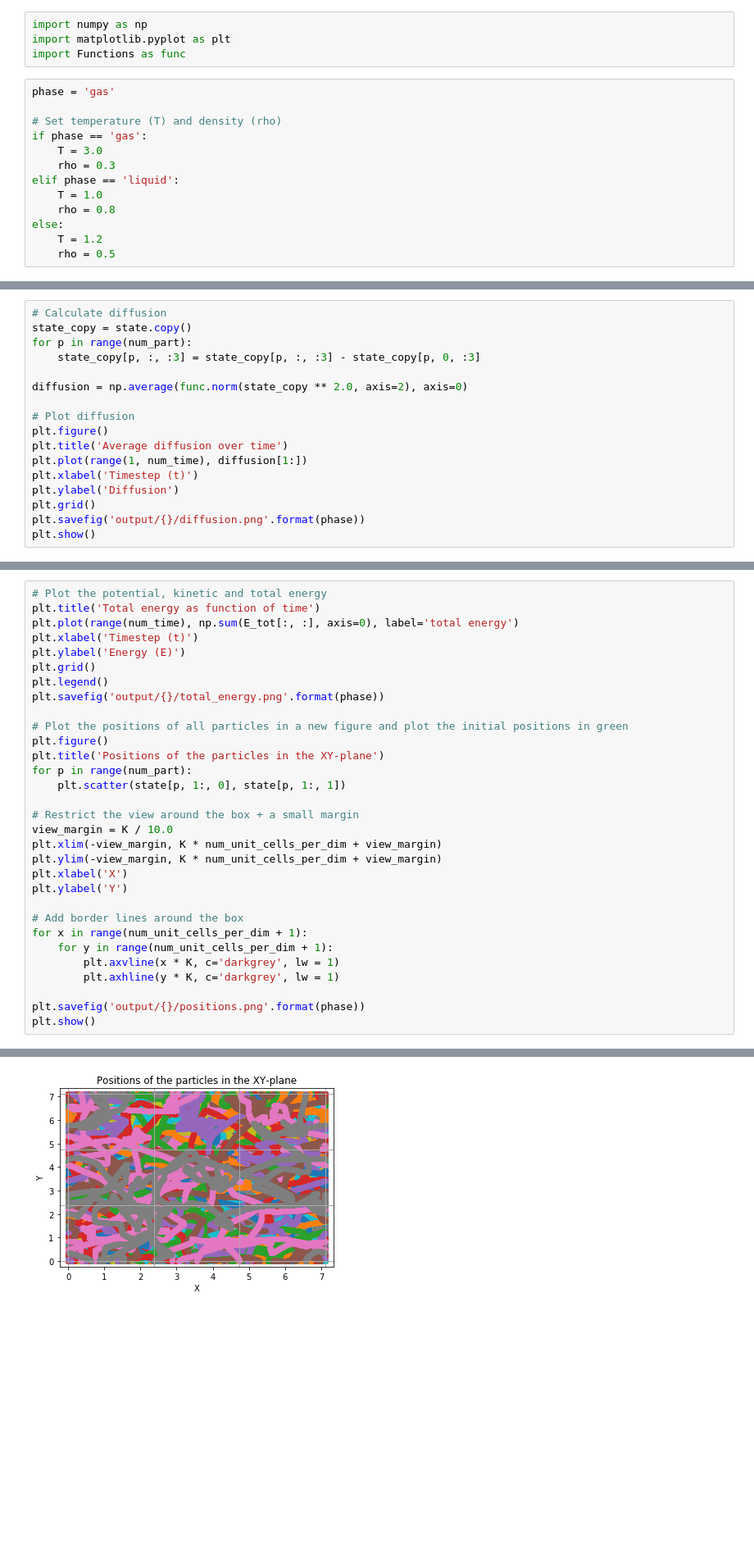
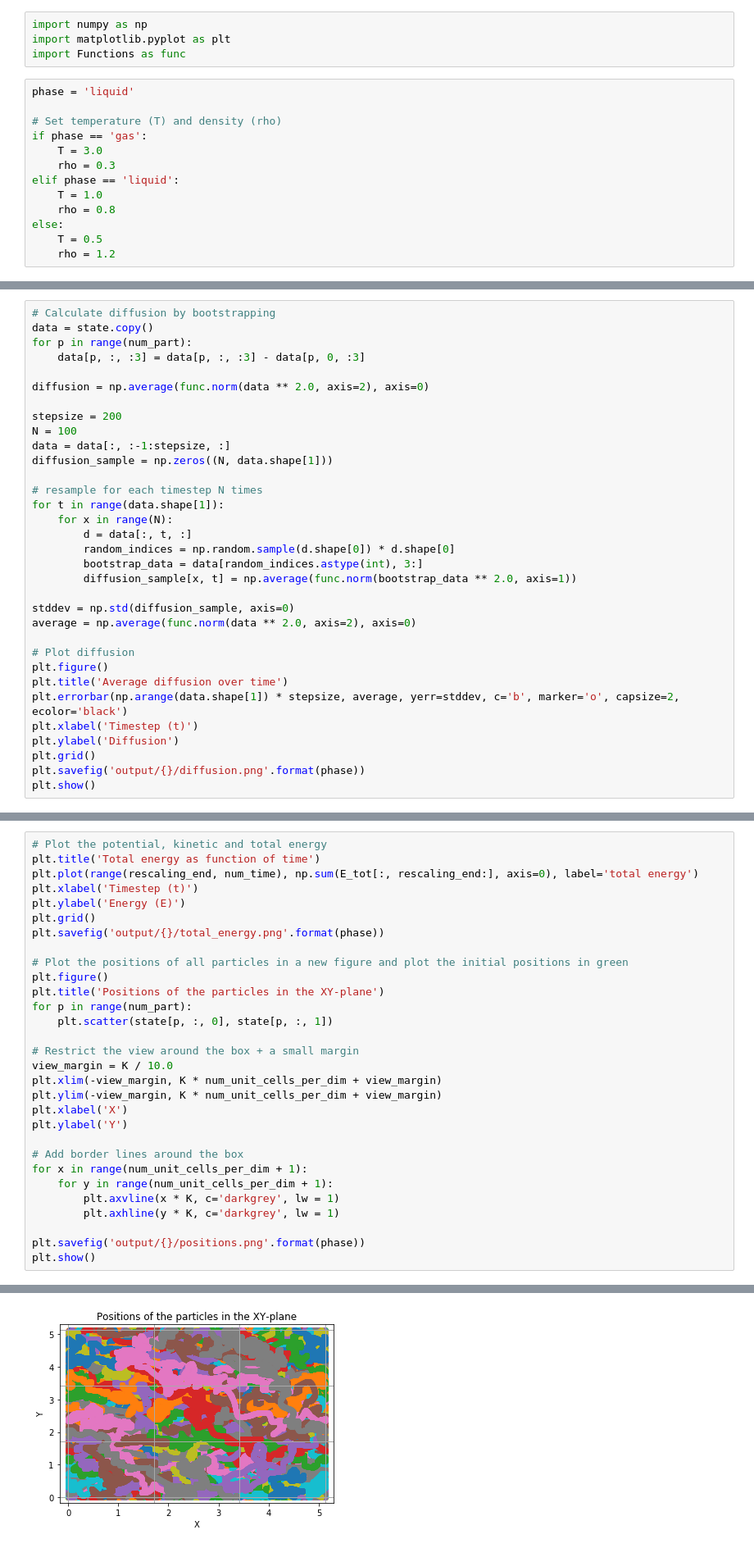
Before and after one commit to Merg3D/computational_physics_2019, a Jupyter notebook: Project1/Argon Project.ipynb, the cells around one changed output, grey strips where cells are left out. Shown at 82% size. Saved outputs shown, nothing was run; the diff lists cells and outputs as text; blank space fills up the shorter version.

Commit message:
Finish code: fix bug in solid initial conditions, implement bootstrapping

```diff
--- a/Project1/Argon Project.ipynb
+++ b/Project1/Argon Project.ipynb
@@ -5,7 +5,7 @@ import numpy as np
 import matplotlib.pyplot as plt
 import Functions as func
 # %%
-phase = 'gas'
+phase = 'liquid'
 
 # Set temperature (T) and density (rho)
 if phase == 'gas':
@@ -15,8 +15,8 @@ elif phase == 'liquid':
     T = 1.0
     rho = 0.8
 else:
-    T = 1.2
-    rho = 0.5
+    T = 0.5
+    rho = 1.2
 # %%
 # Initial conditions
 h = 0.004                                          # time step
@@ -147,15 +154,31 @@ Average lambda from t=5000: 0.973
 # %%
-# Calculate diffusion
-state_copy = state.copy()
+# Calculate diffusion by bootstrapping
+data = state.copy()
 for p in range(num_part):
-    state_copy[p, :, :3] = state_copy[p, :, :3] - state_copy[p, 0, :3]
+    data[p, :, :3] = data[p, :, :3] - data[p, 0, :3]
 
-diffusion = np.average(func.norm(state_copy ** 2.0, axis=2), axis=0)
+diffusion = np.average(func.norm(data ** 2.0, axis=2), axis=0)
+
+stepsize = 200
+N = 100
+data = data[:, :-1:stepsize, :]
+diffusion_sample = np.zeros((N, data.shape[1]))
+
+# resample for each timestep N times
+for t in range(data.shape[1]):
+    for x in range(N):
+        d = data[:, t, :]
+        random_indices = np.random.sample(d.shape[0]) * d.shape[0]
+        bootstrap_data = data[random_indices.astype(int), 3:]
+        diffusion_sample[x, t] = np.average(func.norm(bootstrap_data ** 2.0, axis=1))
+
+stddev = np.std(diffusion_sample, axis=0)
+average = np.average(func.norm(data ** 2.0, axis=2), axis=0)
 
 # Plot diffusion
 plt.figure()
 plt.title('Average diffusion over time')
-plt.plot(range(1, num_time), diffusion[1:])
+plt.errorbar(np.arange(data.shape[1]) * stepsize, average, yerr=stddev, c='b', marker='o', capsize=2, ecolor='black')
 plt.xlabel('Timestep (t)')
 plt.ylabel('Diffusion')
 plt.grid()
@@ -166,18 +189,17 @@ plt.show()
 # %%
 # Plot the potential, kinetic and total energy
 plt.title('Total energy as function of time')
-plt.plot(range(num_time), np.sum(E_tot[:, :], axis=0), label='total energy')
+plt.plot(range(rescaling_end, num_time), np.sum(E_tot[:, rescaling_end:], axis=0), label='total energy')
 plt.xlabel('Timestep (t)')
 plt.ylabel('Energy (E)')
 plt.grid()
-plt.legend()
 plt.savefig('output/{}/total_energy.png'.format(phase))
 
 # Plot the positions of all particles in a new figure and plot the initial positions in green
 plt.figure()
 plt.title('Positions of the particles in the XY-plane')
 for p in range(num_part):
-    plt.scatter(state[p, 1:, 0], state[p, 1:, 1])
+    plt.scatter(state[p, :, 0], state[p, :, 1])
 
 # Restrict the view around the box + a small margin
 view_margin = K / 10.0
@@ -199 +221 @@ plt.show()
-[figure, old version]
+[figure, new version]
```
Also changed, not shown: parts of 5 cells of this notebook, 15 other files.
